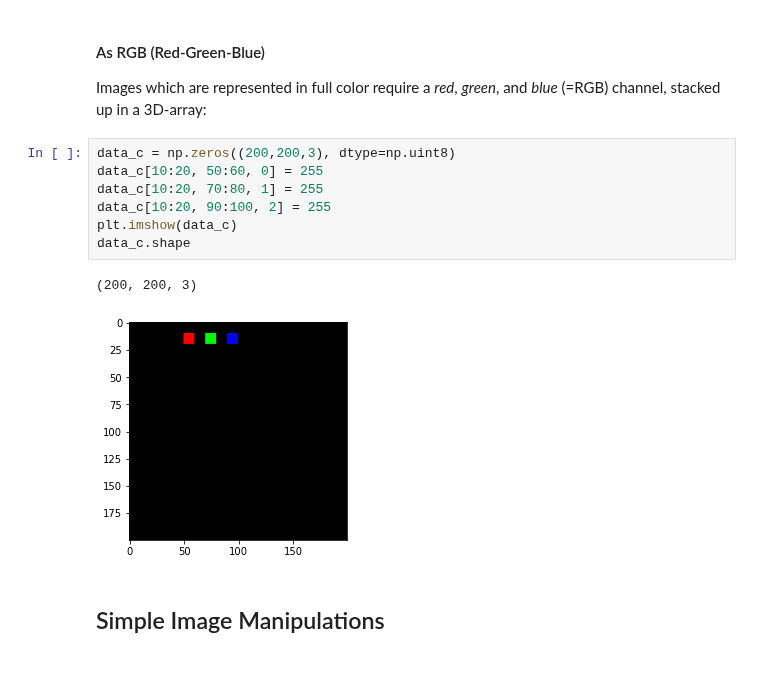
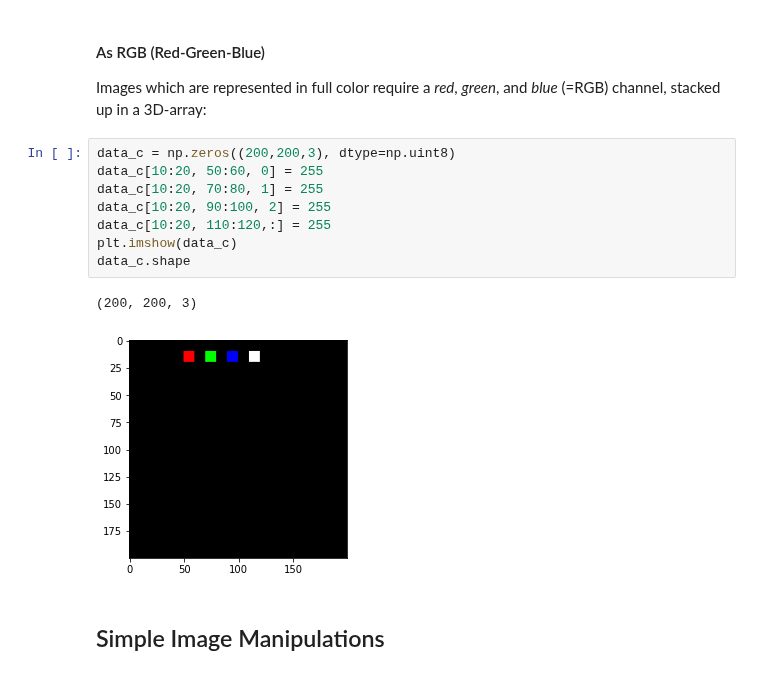
Before and after one commit to thomas-haslwanter/CSS_ipynb, a Jupyter notebook: ImgProc_1_Intro.ipynb, the cells around one changed output. Drawn from its saved outputs; the diff is of its cells as text.

```diff
--- a/ImgProc_1_Intro.ipynb
+++ b/ImgProc_1_Intro.ipynb
@@ -115,13 +127,14 @@ Images which are represented in full color require a *red*, *green*, and *blue*
 # %%
 data_c = np.zeros((200,200,3), dtype=np.uint8)
 data_c[10:20, 50:60, 0] = 255
 data_c[10:20, 70:80, 1] = 255
 data_c[10:20, 90:100, 2] = 255
+data_c[10:20, 110:120,:] = 255
 plt.imshow(data_c)
 data_c.shape
 # %% [output]
 (200, 200, 3)
-[figure, old version]
+[figure, new version]
 # %% [markdown]
 ## Simple Image Manipulations
 # %% [markdown]
```
Also changed, not shown: parts of 7 cells of this notebook, 9 other files.
